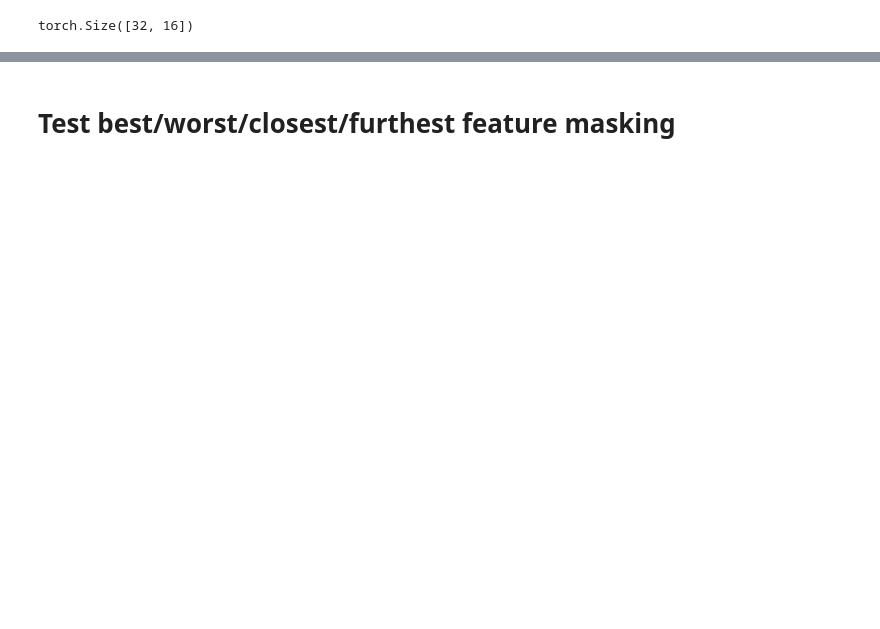
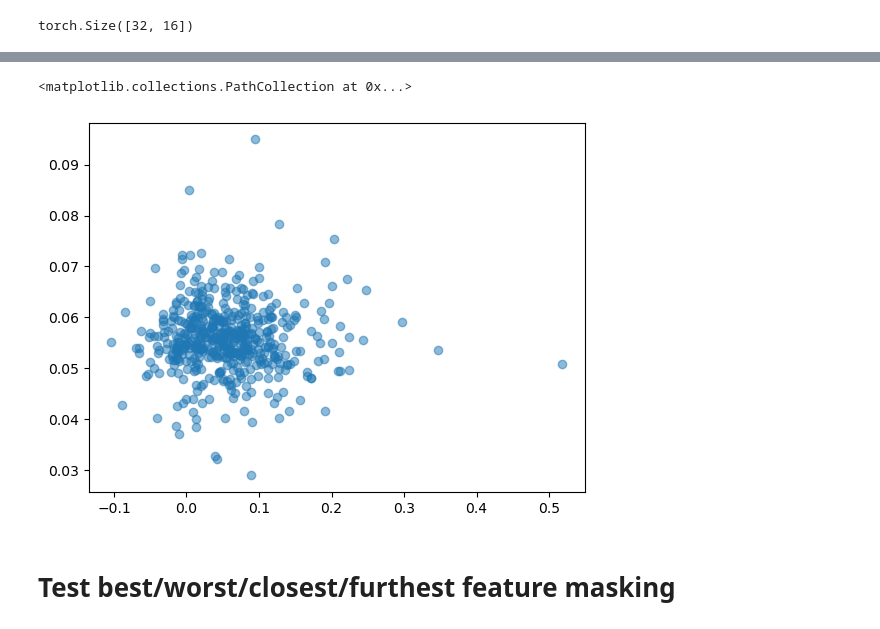
Before and after one commit to jacek-tomasz-rutkowski/magisterka, a Jupyter notebook: T2T_ViT/visualize_shap.ipynb, the cells around one changed output, grey strips where cells are left out. Cells and saved outputs as stored; diff of their text form; code cells hidden in the pictures; blank space fills up the shorter version.

```diff
--- a/T2T_ViT/visualize_shap.ipynb
+++ b/T2T_ViT/visualize_shap.ipynb
@@ -50,6 +48,12 @@ surrogate = Surrogate.load_from_checkpoint(
     target_model=target_model,
     # strict=False
 )
+
+surrogate_prob = torch.nn.Sequential(
+    surrogate,
+    torch.nn.Softmax(dim=1),
+)
+
 surrogate.eval()
 pass
 # %% [output]
@@ -92,5 +64,5 @@ torch.Size([256, 4])
 # %%
-Shap_vs = Shap_values(surrogate, images, labels,
+Shap_vs = Shap_values(surrogate_prob, images, labels,
                           num_players=16)
 
 shap_values = Shap_vs.shap_values()
@@ -213,3 +166,9 @@ tensor(0.0549) tensor(0.0568)
+# %%
+import matplotlib.pyplot as plt
+plt.scatter(shap_values.view(-1).cpu(), shap_values_explainer.view(-1).cpu(), alpha=0.5)
+# %% [output]
+<matplotlib.collections.PathCollection at 0x...>
+[figure, added]
 # %% [markdown]
 # Test best/worst/closest/furthest feature masking
 # %%
```
Also changed, not shown: parts of 11 cells of this notebook, 1 other file.
